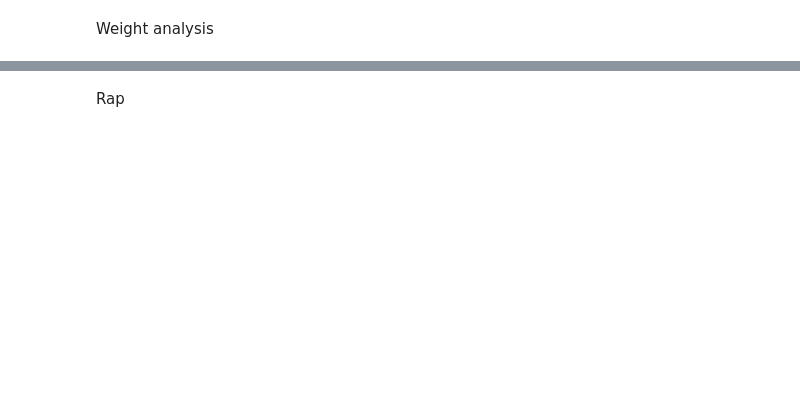
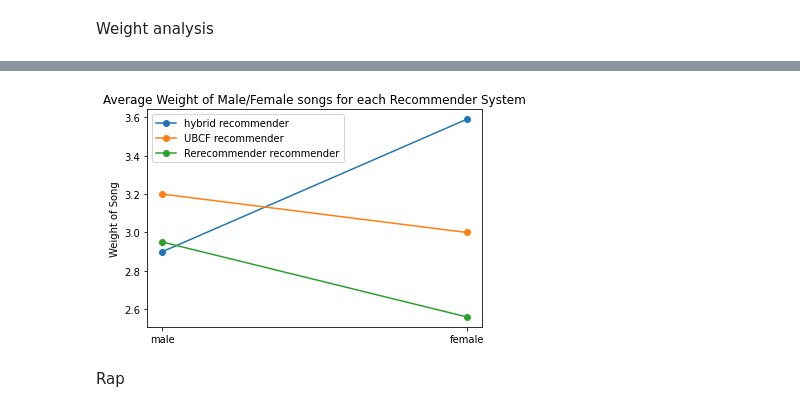
Before and after one commit to VanessaKomar/FCSS-Project, a Jupyter notebook: Analysis.ipynb, the cells around one changed output, grey strips where cells are left out. Cells and saved outputs as stored; diff of their text form; code cells hidden in the pictures; blank space fills up the shorter version.

```diff
--- a/Analysis.ipynb
+++ b/Analysis.ipynb
@@ -170,0 +254,9 @@ rerec_female_weight
+# %%
+avg_male_hyb_weight = round(hyb_male_weight / male_songs_hyb, 2)
+avg_female_hyb_weight = round(hyb_female_weight / female_songs_hyb, 2)
+
+avg_male_ubcf_weight = round(ubcf_male_weight / male_songs_ubcf, 2)
+avg_female_ubcf_weight = round(ubcf_female_weight / female_songs_ubcf, 2)
+
+avg_male_rerec_weight = round(rerec_male_weight / male_songs_rerec, 2)
+avg_female_rerec_weight = round(rerec_female_weight / female_songs_rerec, 2)
@@ -171,3 +279,24 @@ rerec_female_weight
+# %%
+x =[1, 2]
+hyb = [avg_male_hyb_weight, avg_female_hyb_weight]
+ubcf = [avg_male_ubcf_weight, avg_female_ubcf_weight]
+rerec = [avg_male_rerec_weight, avg_female_rerec_weight]
+
+labels = ["male", "female"]
+
+plt.plot(x, hyb, label = "hybrid recommender", marker='o')
+plt.plot(x, ubcf, label = "UBCF recommender", marker='o')
+plt.plot(x, rerec, label = "Rerecommender recommender", marker='o')
+
+plt.legend()
+
+plt.ylabel("Weight of Song")
+plt.title("Average Weight of Male/Female songs for each Recommender System")
+
+plt.xticks(x,labels)
+plt.show()
+# %% [output]
+[figure, added]
 # %% [markdown]
 Rap
 # %%
```
Also changed, not shown: parts of 21 cells of this notebook.
